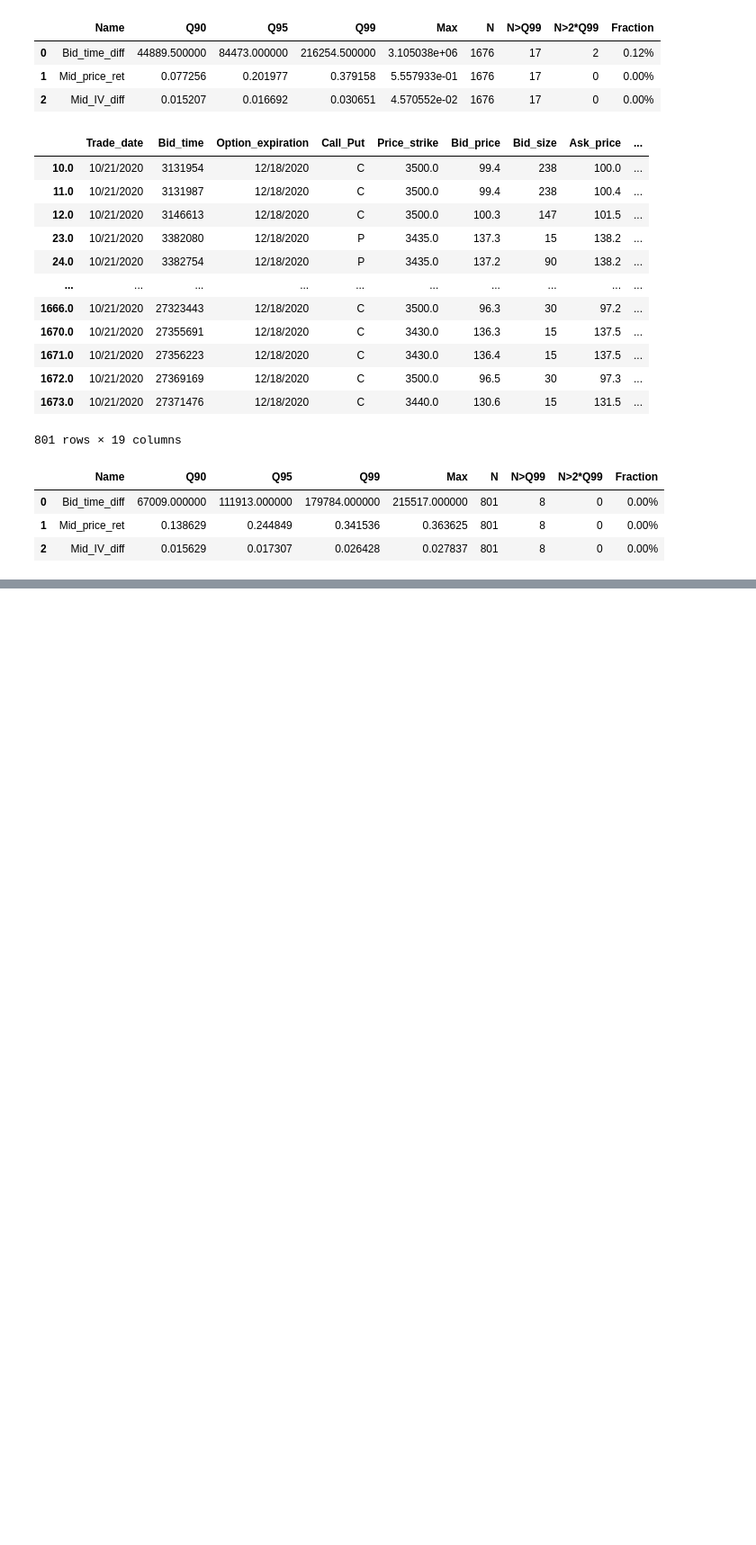
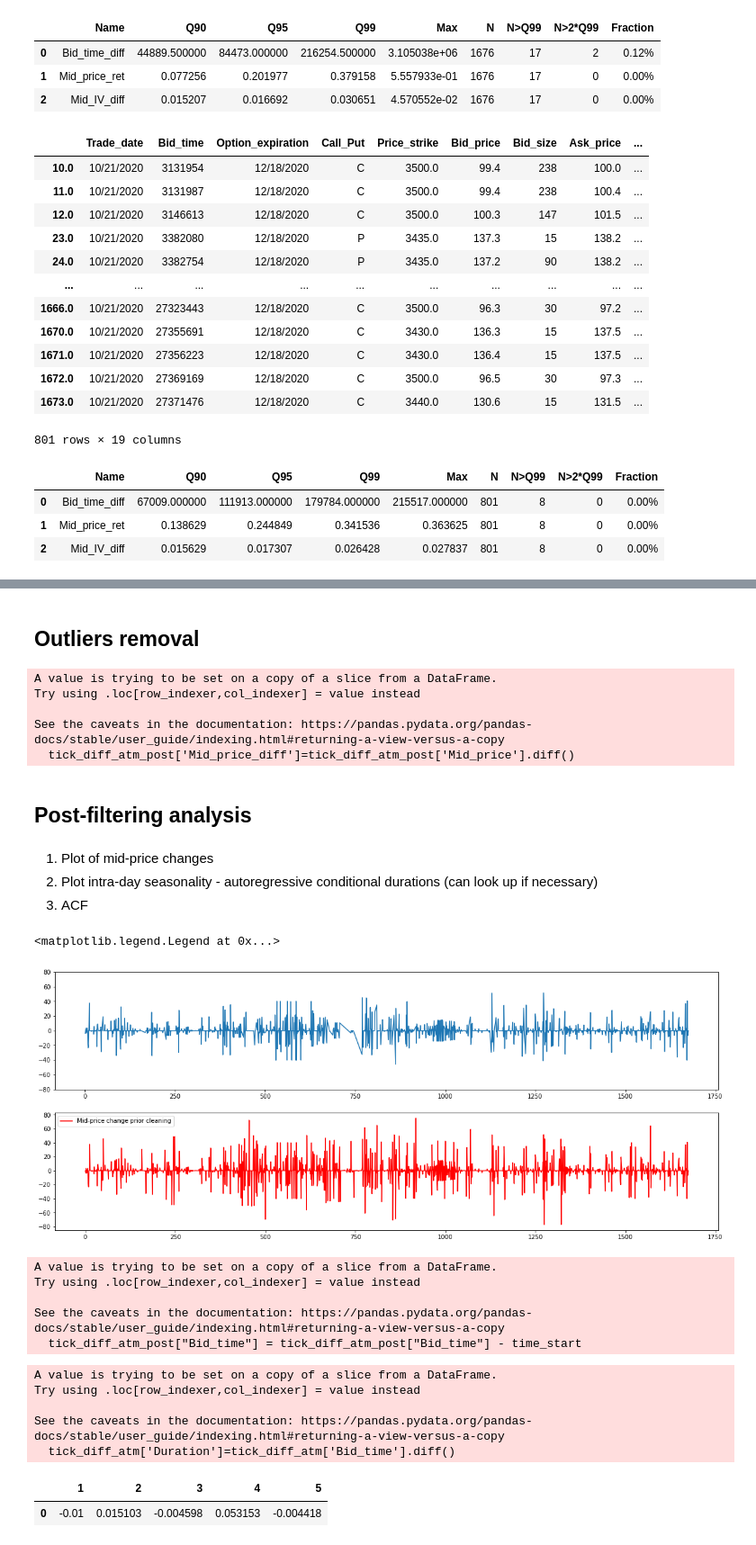
Before and after one commit to eugene195/HPVol, a Jupyter notebook: Data_plots.ipynb, the cells around one changed output, grey strips where cells are left out. Shown at 90% size. Drawn from its saved outputs; the diff is of its cells as text; code cells hidden in the pictures; blank space fills up the shorter version.

Commit message:
Adds Yuliia's post-filtering analysis algorithm

```diff
--- a/Data_plots.ipynb
+++ b/Data_plots.ipynb
@@ -247,0 +241,2 @@ array([[[2.15708190e-01, 5.64286249e-05, 8.26457306e-04]]])
+# %% [markdown]
+## Outliers removal
@@ -247,0 +282,53 @@ array([[[2.15708190e-01, 5.64286249e-05, 8.26457306e-04]]])
+# %%
+non_out=remove_outliers(tick_diff_atm['Mid_price'], delta=0.01, k=80, gamma=0.2)
+# %%
+tick_diff_atm.reset_index(drop=True, inplace=True)
+# %%
+tick_diff_atm_post=tick_diff_atm[non_out]
+# %%
+tick_diff_atm_post['Mid_price_diff']=tick_diff_atm_post['Mid_price'].diff()
+# %% [output]
+A value is trying to be set on a copy of a slice from a DataFrame.
+Try using .loc[row_indexer,col_indexer] = value instead
+
+See the caveats in the documentation: https://pandas.pydata.org/pandas-docs/stable/user_guide/indexing.html#returning-a-view-versus-a-copy
+  tick_diff_atm_post['Mid_price_diff']=tick_diff_atm_post['Mid_price'].diff()
+# %% [markdown]
+## Post-filtering analysis
+# %% [markdown]
+1) Plot of mid-price changes
+2) Plot intra-day seasonality - autoregressive conditional durations (can look up if necessary)
+3) ACF
+# %%
+# mid-price changes
+fig, ax = plt.subplots(2,1, figsize=(20,8))
+ax[0].plot(tick_diff_atm_post['Mid_price_diff'], label='Mid-price change post cleaning')
+ax[1].plot(tick_diff_atm['Mid_price_diff'],label='Mid-price change prior to cleaning', color ='r')
+ax[0].set_ylim((-80,80))
+plt.legend()
+# %% [output]
+<matplotlib.legend.Legend at 0x...>
+[figure, added]
+# %%
+time_start = min(tick_diff_atm_post["Bid_time"])
+tick_diff_atm_post["Bid_time"] = tick_diff_atm_post["Bid_time"] - time_start
+tick_diff_atm_post = tick_diff_atm_post.sort_values("Bid_time")
+
+tick_diff_atm_post = calc_ts_diff(tick_diff_atm_post, keys=['Mid_price', 'Bid_time', 'Mid_IV'])
+tick_diff_atm_post["Mid_price_ret"] = np.log1p(tick_diff_atm_post["Mid_price"].pct_change())
+tick_diff_atm_post["Mid_IV_diff_sign"] = np.sign(tick_diff_atm_post["Mid_IV_diff"])
+# %% [output]
+A value is trying to be set on a copy of a slice from a DataFrame.
+Try using .loc[row_indexer,col_indexer] = value instead
+
+See the caveats in the documentation: https://pandas.pydata.org/pandas-docs/stable/user_guide/indexing.html#returning-a-view-versus-a-copy
+  tick_diff_atm_post["Bid_time"] = tick_diff_atm_post["Bid_time"] - time_start
+# %%
+tick_diff_atm_post['Duration']=tick_diff_atm_post['Bid_time'].diff()
+tick_diff_atm['Duration']=tick_diff_atm['Bid_time'].diff()
+# %% [output]
+A value is trying to be set on a copy of a slice from a DataFrame.
+Try using .loc[row_indexer,col_indexer] = value instead
+
+See the caveats in the documentation: https://pandas.pydata.org/pandas-docs/stable/user_guide/indexing.html#returning-a-view-versus-a-copy
+  tick_diff_atm['Duration']=tick_diff_atm['Bid_time'].diff()
@@ -247,0 +342,5 @@ array([[[2.15708190e-01, 5.64286249e-05, 8.26457306e-04]]])
+# %%
+autocorrelation(tick_diff_atm_post['Duration'], [1,2,3,4,5])
+# %% [output]
+|  | 1 | 2 | 3 | 4 | 5 |
+| 0 | -0.01 | 0.015103 | -0.004598 | 0.053153 | -0.004418 |
```
Also changed, not shown: parts of 12 cells of this notebook.
